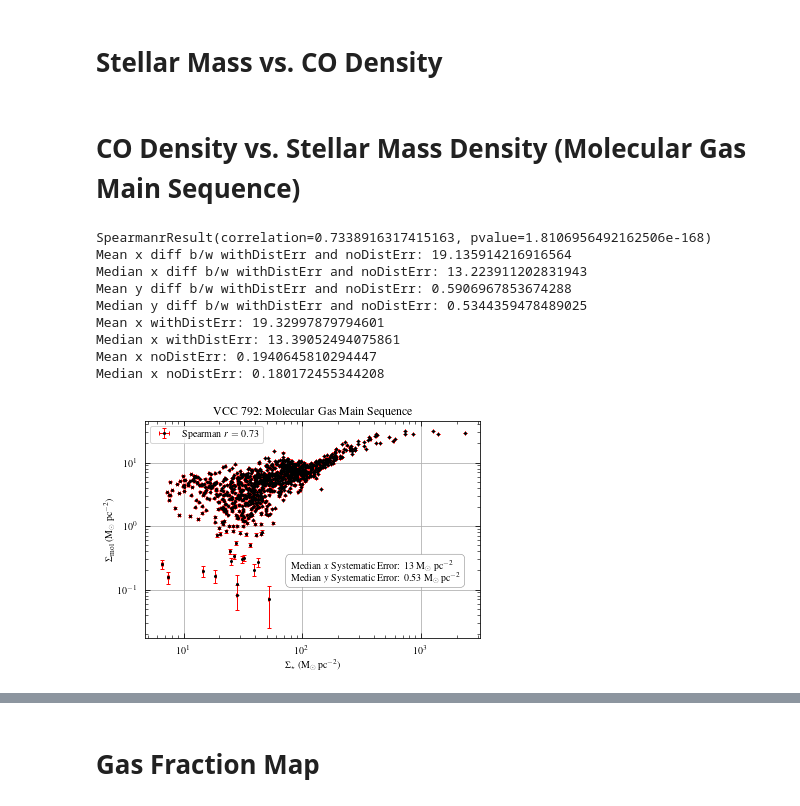
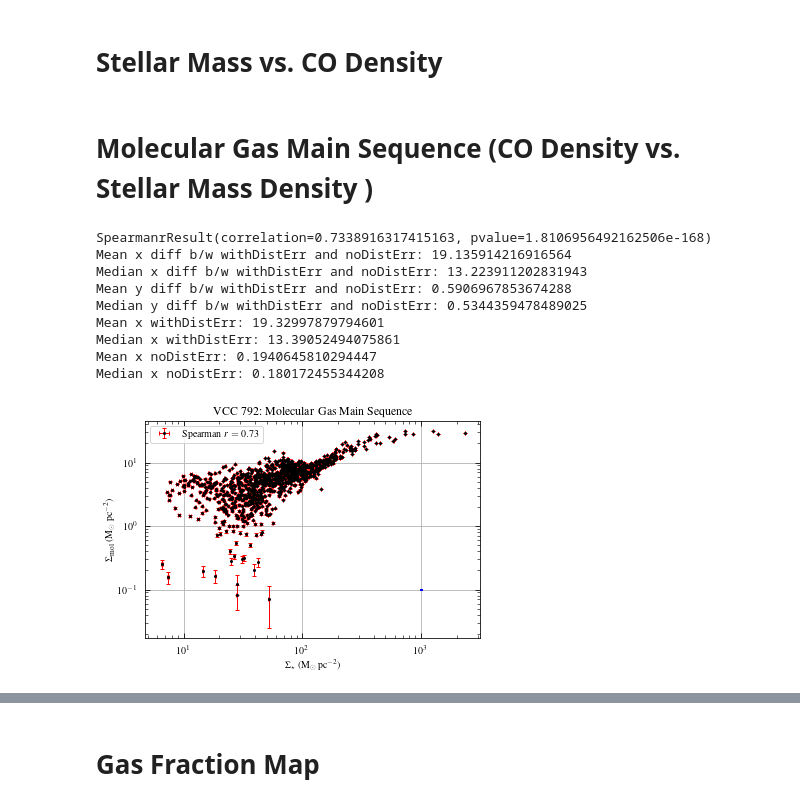
Before and after one commit to BearBearCodes/coop_f2021, a Jupyter notebook: warmup/stellar_mass_estimate.ipynb, the cells around one changed output, grey strips where cells are left out. Saved outputs shown, nothing was run; the diff lists cells and outputs as text; code cells hidden in the pictures.

Commit message:
fancy MGMS plot + i-band subplot

```diff
--- a/warmup/stellar_mass_estimate.ipynb
+++ b/warmup/stellar_mass_estimate.ipynb
@@ -625,7 +867,7 @@ plt.subplots_adjust(hspace=0.05)
 fig.savefig("imgs/vcc792_i-mass_vs_CO.pdf")
 plt.show()
 # %% [markdown]
-# CO Density vs. Stellar Mass Density (Molecular Gas Main Sequence)
+# Molecular Gas Main Sequence (CO Density vs. Stellar Mass Density )
 # %%
 # ! OLD VERSION !
 # ! OLD VERSION !
@@ -957,38 +1199,38 @@ print("Mean x withDistErr:", np.mean(abs(M_density_err_withDistErr[data_co > 0])
 print("Median x withDistErr:", np.median(abs(M_density_err_withDistErr[data_co > 0])))
 print("Mean x noDistErr:", np.mean(abs(M_density_err_noDistErr[data_co > 0])))
 print("Median x noDistErr:", np.median(abs(M_density_err_noDistErr[data_co > 0])))
-# scalebar_start = 1e2
-# scalebar_y = 1e-1
-# ax1.plot([scalebar_start, scalebar_start + sys_err_med], [scalebar_y] * 2, "b-", linewidth=2)
+scalebar_start = 1e3
+scalebar_y = 1e-1
+ax1.plot([scalebar_start, scalebar_start + sys_err_x_med], [scalebar_y] * 2, "b-", linewidth=2)
 # ax1.hlines(scalebar_y, scalebar_start, scalebar_start + sys_err_med, "r", linewidth=2)
 # ax1.set_xscale("log")
 # ax1.set_yscale("log")
 sys_err_str = "\n".join(
     (fr"Median $x$ Systematic Error: {{{sys_err_x_med:.0f}}} $\rm M_\odot\; pc^{{-2}}$",
     fr"Median $y$ Systematic Error: {{{sys_err_y_med:.2f}}} $\rm M_\odot\; pc^{{-2}}$",)
 )
 txt_props = {
     "boxstyle": "round",
     "facecolor": "w",
     "edgecolor": to_rgba("k", 0.5),
     "lw": 0.5,
     "alpha": None,
     "pad": 0.5,
 }
 # txt_props = {"fancybox": True, "facecolor": "w", "frameon": True}
-ax1.text(0.8e2, 3e-1, sys_err_str, verticalalignment='top', bbox=txt_props)
+# ax1.text(0.8e2, 3e-1, sys_err_str, verticalalignment='top', bbox=txt_props)
 ax1.loglog()
 # ax1.set_aspect("equal")
 # fig.savefig("imgs/vcc792_MGMS_loglog_v2.1.pdf")
 plt.show()
 # %% [output]
 SpearmanrResult(correlation=0.7338916317415163, pvalue=1.8106956492162506e-168)
 Mean x diff b/w withDistErr and noDistErr: 19.135914216916564
 Median x diff b/w withDistErr and noDistErr: 13.223911202831943
 Mean y diff b/w withDistErr and noDistErr: 0.5906967853674288
 Median y diff b/w withDistErr and noDistErr: 0.5344359478489025
 Mean x withDistErr: 19.32997879794601
 Median x withDistErr: 13.39052494075861
 Mean x noDistErr: 0.1940645810294447
 Median x noDistErr: 0.180172455344208
-[figure, old version]
+[figure, new version]
```
Also changed, not shown: parts of 12 cells of this notebook, 2 other files.
